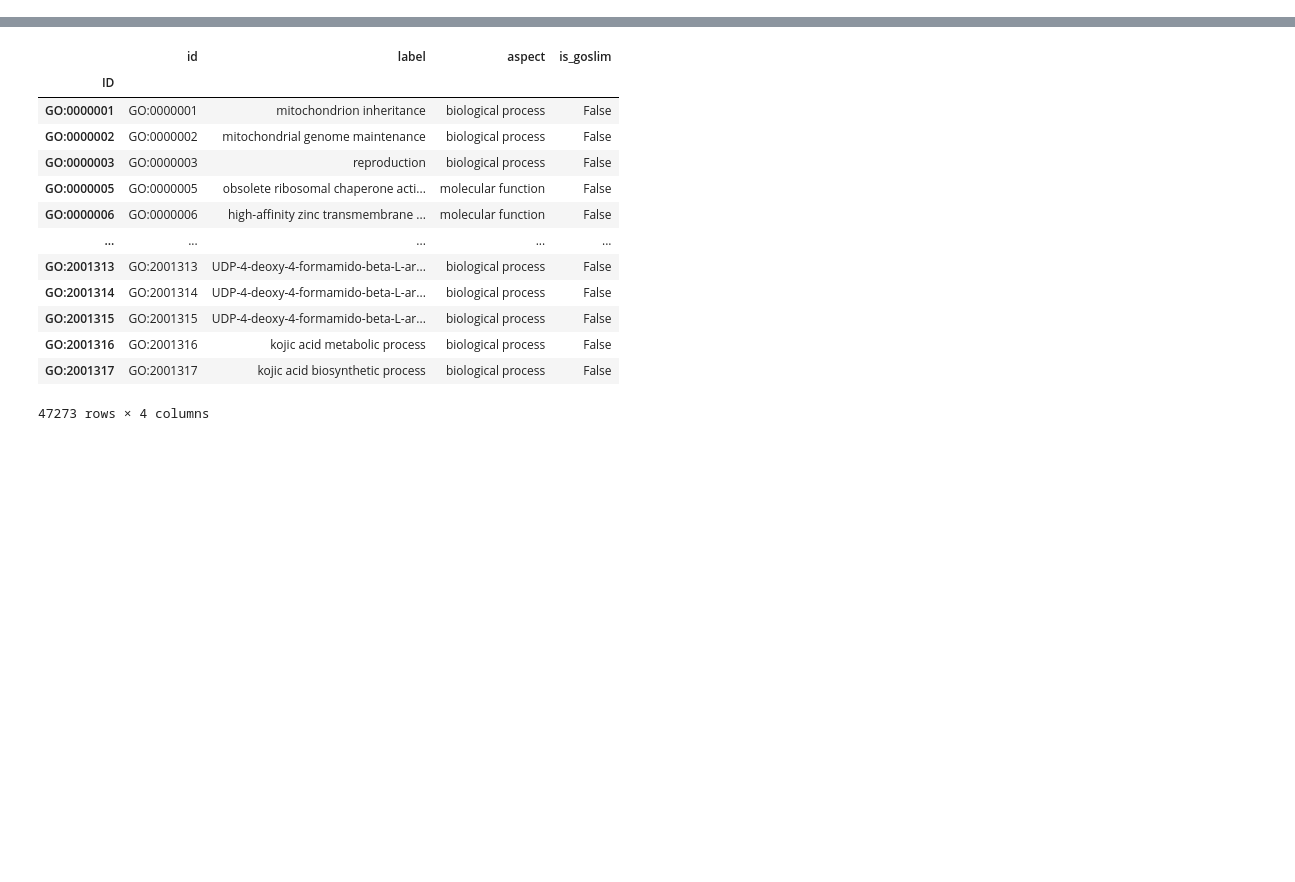
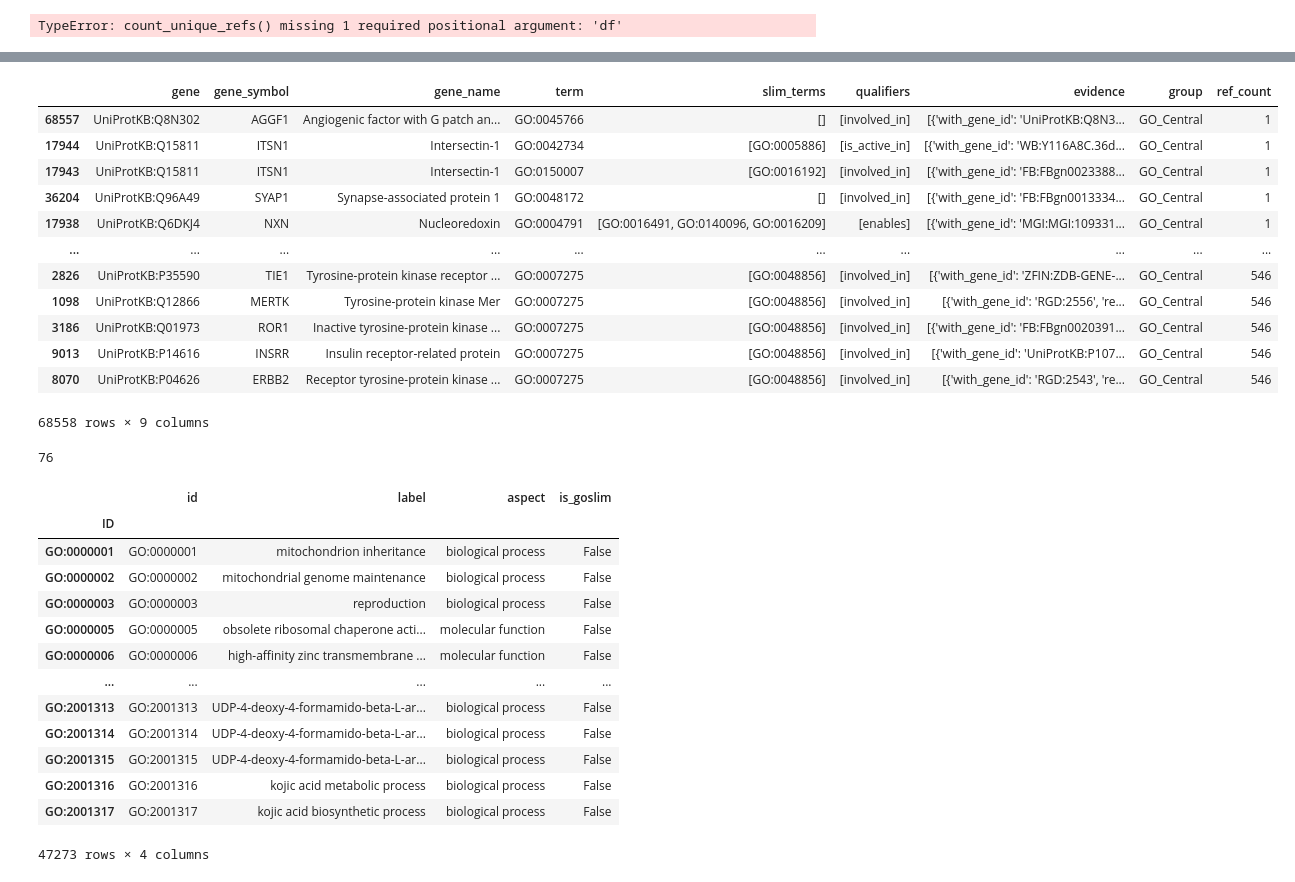
Before and after one commit to pantherdb/pango, a Jupyter notebook: loader/playground.ipynb, the cells around one changed output, grey strips where cells are left out. Cells and saved outputs as stored; diff of their text form; code cells hidden in the pictures; blank space fills up the shorter version.

Commit message:
Added sample data and test-data

```diff
--- a/loader/playground.ipynb
+++ b/loader/playground.ipynb
@@ -62,3 +63,37 @@ def get_slim(row):
             return 'direct'
 
     return 'homology'
+
+def count_unique_refs_row(evidences):
+    refs = set()
+
+    for evidence in evidences:
+        for ref in evidence['references']:
+            refs.add(ref)
+
+    return len(list(refs))
+# %%
+def count_unique_refs(df):
+    refs = set()
+
+    for evidences in list(df['evidence']):
+        for evidence in evidences:
+            for ref in evidence['references']:
+                refs.add(ref)
+
+    return list(refs)
+
+count_uniq = count_unique_refs()
+write_to_json(count_uniq, filtered_refs_fp)
+print(len(count_uniq))
+# %% [output]
+TypeError: count_unique_refs() missing 1 required positional argument: 'df'
+# %%
+%%time
+ann_df = pd.read_json(annotations_fp)
+#ann_df = ann_df.loc[2000:2010];
+ann_df['ref_count'] = ann_df['evidence'].apply(lambda x: count_unique_refs_row(x))
+ann_df = ann_df.sort_values(by='ref_count')
+
+ann_df
+# %% [output]
@@ -65,3 +102,27 @@ def get_slim(row):
+|  | gene | gene_symbol | gene_name | term | slim_terms | qualifiers | evidence | group | ref_count |
+| 68557 | UniProtKB:Q8N302 | AGGF1 | Angiogenic factor with G patch an... | GO:0045766 | [] | [involved_in] | [{'with_gene_id': 'UniProtKB:Q8N3... | GO_Central | 1 |
+| 17944 | UniProtKB:Q15811 | ITSN1 | Intersectin-1 | GO:0042734 | [GO:0005886] | [is_active_in] | [{'with_gene_id': 'WB:Y116A8C.36d... | GO_Central | 1 |
+| 17943 | UniProtKB:Q15811 | ITSN1 | Intersectin-1 | GO:0150007 | [GO:0016192] | [involved_in] | [{'with_gene_id': 'FB:FBgn0023388... | GO_Central | 1 |
+| 36204 | UniProtKB:Q96A49 | SYAP1 | Synapse-associated protein 1 | GO:0048172 | [] | [involved_in] | [{'with_gene_id': 'FB:FBgn0013334... | GO_Central | 1 |
+| 17938 | UniProtKB:Q6DKJ4 | NXN | Nucleoredoxin | GO:0004791 | [GO:0016491, GO:0140096, GO:0016209] | [enables] | [{'with_gene_id': 'MGI:MGI:109331... | GO_Central | 1 |
+| ... | ... | ... | ... | ... | ... | ... | ... | ... | ... |
+| 2826 | UniProtKB:P35590 | TIE1 | Tyrosine-protein kinase receptor ... | GO:0007275 | [GO:0048856] | [involved_in] | [{'with_gene_id': 'ZFIN:ZDB-GENE-... | GO_Central | 546 |
+| 1098 | UniProtKB:Q12866 | MERTK | Tyrosine-protein kinase Mer | GO:0007275 | [GO:0048856] | [involved_in] | [{'with_gene_id': 'RGD:2556', 're... | GO_Central | 546 |
+| 3186 | UniProtKB:Q01973 | ROR1 | Inactive tyrosine-protein kinase ... | GO:0007275 | [GO:0048856] | [involved_in] | [{'with_gene_id': 'FB:FBgn0020391... | GO_Central | 546 |
+| 9013 | UniProtKB:P14616 | INSRR | Insulin receptor-related protein | GO:0007275 | [GO:0048856] | [involved_in] | [{'with_gene_id': 'UniProtKB:P107... | GO_Central | 546 |
+| 8070 | UniProtKB:P04626 | ERBB2 | Receptor tyrosine-protein kinase ... | GO:0007275 | [GO:0048856] | [involved_in] | [{'with_gene_id': 'RGD:2543', 're... | GO_Central | 546 |
+68558 rows × 9 columns
+# %%
+ann_df2 = ann_df.head(100);
+count_uniq = count_unique_refs(ann_df2)
+print(len(count_uniq))
+
+anno_json = ann_df2.to_json(orient="records", default_handler=None)
+json_str = json.loads(anno_json)
+
+write_to_json(json_str, ospath.join('.', sample_annotations_fp))
+# %% [output]
+76
 # %%
 terms_df = pd.read_json(terms_fp, dtype={'is_goslim':bool})
 terms_df = terms_df.set_index('ID', drop=False)
```
Also changed, not shown: parts of 3 cells of this notebook, 4 other files.
